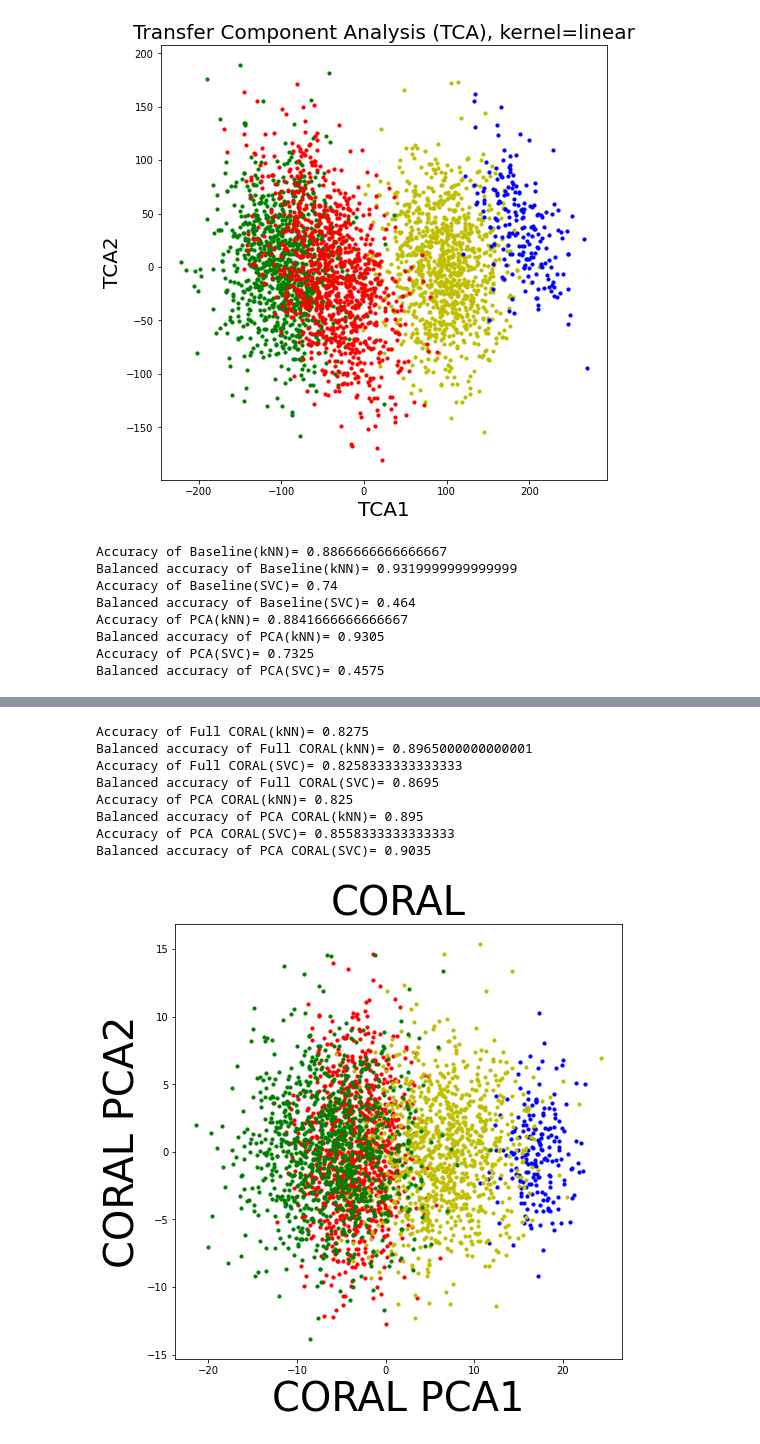
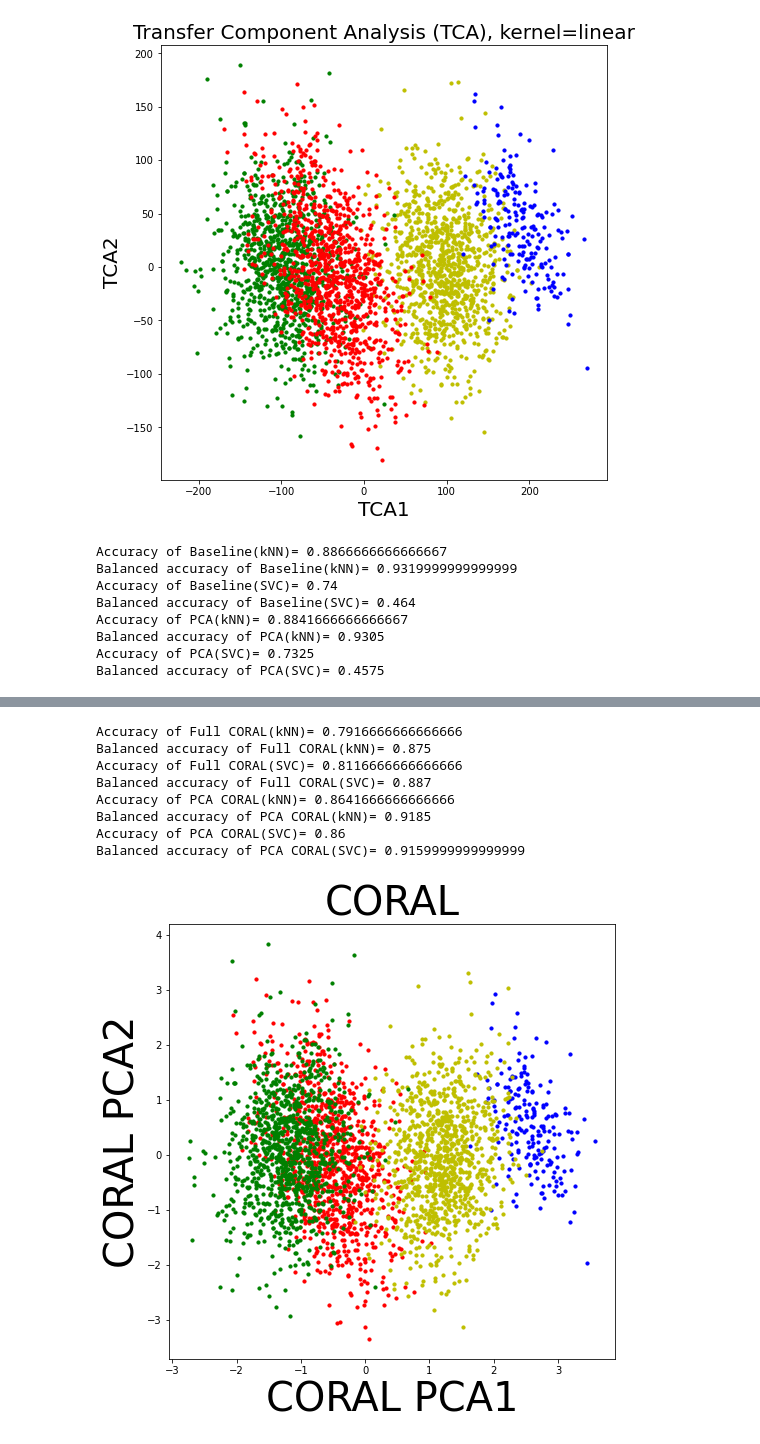
Before and after one commit to Mirkes/DAPCA, a Jupyter notebook: ComparisonOfLinearDAMethods_clean.ipynb, the cells around one changed output, grey strips where cells are left out. Drawn from its saved outputs; the diff is of its cells as text; code cells hidden in the pictures.

```diff
--- a/ComparisonOfLinearDAMethods_clean.ipynb
+++ b/ComparisonOfLinearDAMethods_clean.ipynb
@@ -573,6 +573,8 @@ plt.title('PCA',fontsize=20)
 #plt.axis('equal')
 plt.show()
 
+Xn = stats.zscore(X)
+Yn = stats.zscore(Y)
 X_coral = CORAL(Xn,Yn,eps=1)
 # This is CORAL computed using MATLAB (done for making sure Python code gives the same result)
 # X_coral = np.loadtxt('2clusters_3d_X_coral.csv',delimiter=',')
@@ -657,9 +659,9 @@ Balanced accuracy of PCA(SVC)= 0.4575
-Accuracy of Full CORAL(kNN)= 0.8275
-Balanced accuracy of Full CORAL(kNN)= 0.8965000000000001
-Accuracy of Full CORAL(SVC)= 0.8258333333333333
-Balanced accuracy of Full CORAL(SVC)= 0.8695
-Accuracy of PCA CORAL(kNN)= 0.825
-Balanced accuracy of PCA CORAL(kNN)= 0.895
-Accuracy of PCA CORAL(SVC)= 0.8558333333333333
-Balanced accuracy of PCA CORAL(SVC)= 0.9035
+Accuracy of Full CORAL(kNN)= 0.7916666666666666
+Balanced accuracy of Full CORAL(kNN)= 0.875
+Accuracy of Full CORAL(SVC)= 0.8116666666666666
+Balanced accuracy of Full CORAL(SVC)= 0.887
+Accuracy of PCA CORAL(kNN)= 0.8641666666666666
+Balanced accuracy of PCA CORAL(kNN)= 0.9185
+Accuracy of PCA CORAL(SVC)= 0.86
+Balanced accuracy of PCA CORAL(SVC)= 0.9159999999999999
-[figure, old version]
+[figure, new version]
```
Also changed, not shown: parts of 1 cell of this notebook.
